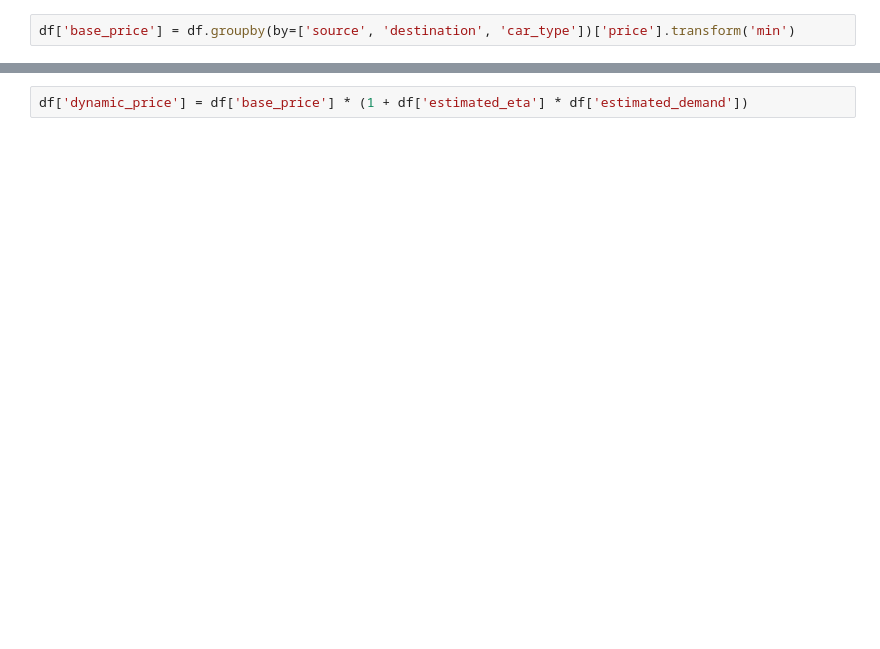
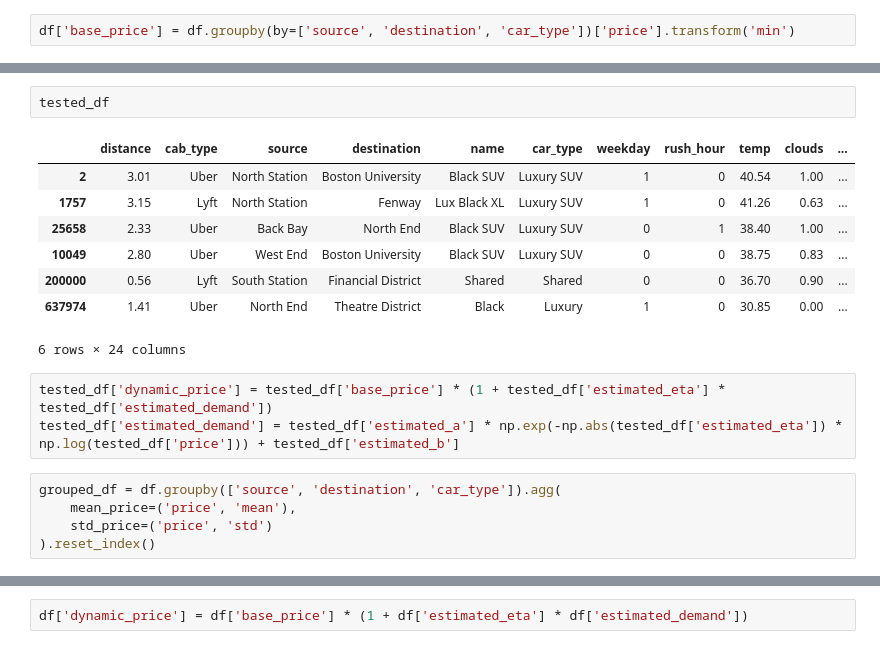
Before and after one commit to emekaamadi/Dynamic_Project, a Jupyter notebook: Modeling/demand_estimate_analysis_12.4.ipynb, the cells around one changed output, grey strips where cells are left out. Cells and saved outputs as stored; diff of their text form; blank space fills up the shorter version.

```diff
--- a/Modeling/demand_estimate_analysis_12.4.ipynb
+++ b/Modeling/demand_estimate_analysis_12.4.ipynb
@@ -41,0 +56,19 @@ df2
+# %%
+tested_df
+# %% [output]
+|  | distance | cab_type | source | destination | name | car_type | weekday | rush_hour | temp | clouds | ... |
+| 2 | 3.01 | Uber | North Station | Boston University | Black SUV | Luxury SUV | 1 | 0 | 40.54 | 1.00 | ... |
+| 1757 | 3.15 | Lyft | North Station | Fenway | Lux Black XL | Luxury SUV | 1 | 0 | 41.26 | 0.63 | ... |
+| 25658 | 2.33 | Uber | Back Bay | North End | Black SUV | Luxury SUV | 0 | 1 | 38.40 | 1.00 | ... |
+| 10049 | 2.80 | Uber | West End | Boston University | Black SUV | Luxury SUV | 0 | 0 | 38.75 | 0.83 | ... |
+| 200000 | 0.56 | Lyft | South Station | Financial District | Shared | Shared | 0 | 0 | 36.70 | 0.90 | ... |
+| 637974 | 1.41 | Uber | North End | Theatre District | Black | Luxury | 1 | 0 | 30.85 | 0.00 | ... |
+6 rows × 24 columns
+# %%
+tested_df['dynamic_price'] = tested_df['base_price'] * (1 + tested_df['estimated_eta'] * tested_df['estimated_demand'])
+tested_df['estimated_demand'] = tested_df['estimated_a'] * np.exp(-np.abs(tested_df['estimated_eta']) * np.log(tested_df['price'])) + tested_df['estimated_b']
+# %%
+grouped_df = df.groupby(['source', 'destination', 'car_type']).agg(
+    mean_price=('price', 'mean'),
+    std_price=('price', 'std')
+).reset_index()
```
Also changed, not shown: parts of 22 cells of this notebook, 12 other files.
